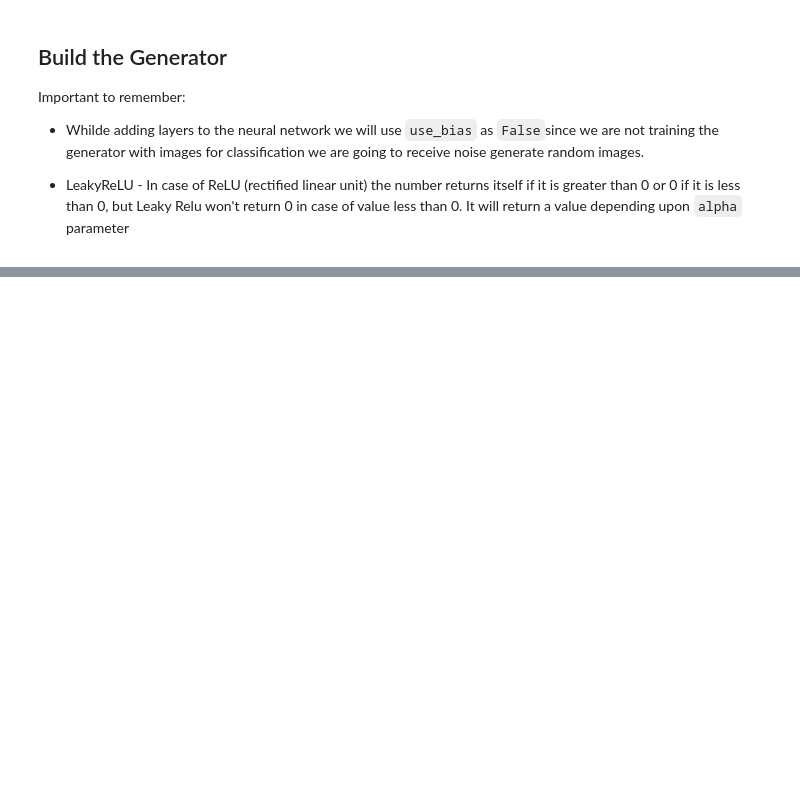
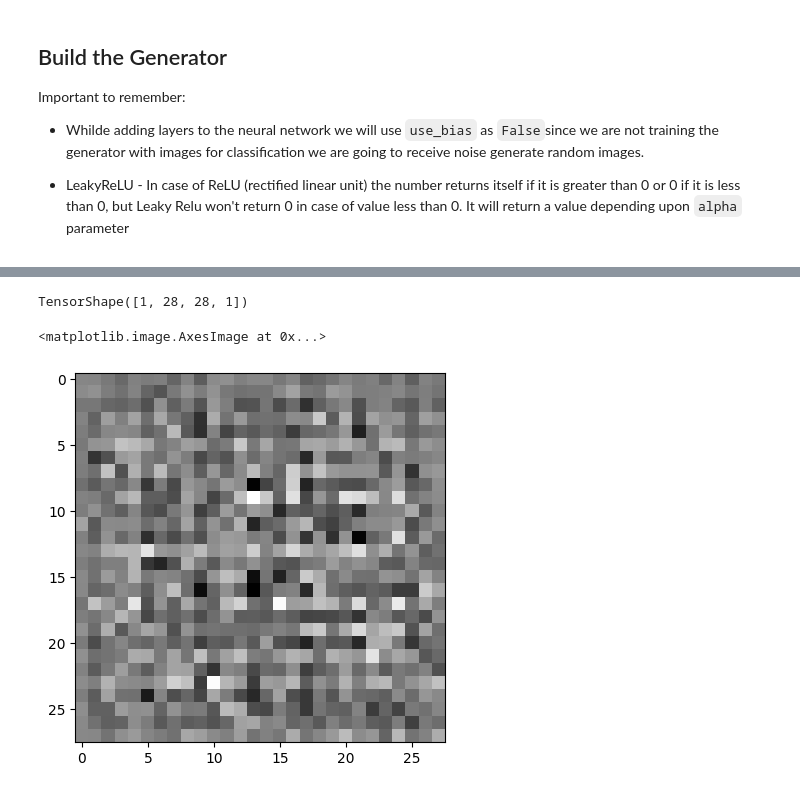
Before and after one commit to Priyo-prog/Generative-AI-Lessons, a Jupyter notebook: DCGANs/DCGAN_fundamentals.ipynb, the cells around one changed output, grey strips where cells are left out. Cells and saved outputs as stored; diff of their text form; code cells hidden in the pictures; blank space fills up the shorter version.

```diff
--- a/DCGANs/DCGAN_fundamentals.ipynb
+++ b/DCGANs/DCGAN_fundamentals.ipynb
@@ -168,12 +168,12 @@ def build_generator():
   network.add(layers.BatchNormalization())
   network.add(layers.LeakyReLU())
   # 7x7x64
-  network.add(layers.Conv2DTranspose(filters=64, kernel_size=(5, 5), strides=(1, 1), padding='same', use_bias=False))
+  network.add(layers.Conv2DTranspose(filters=64, kernel_size=(5, 5), strides=(2, 2), padding='same', use_bias=False))
   network.add(layers.BatchNormalization())
   network.add(layers.LeakyReLU())
   # 28x28x1
   network.add(layers.Conv2DTranspose(filters=1, kernel_size=(5, 5),
-                                     strides=(1, 1), padding='same', use_bias=False, activation='tanh'))
+                                     strides=(2, 2), padding='same', use_bias=False, activation='tanh'))
   network.summary()
 
   return network
@@ -199,0 +219,3 @@ _________________________________________________________________
+# %%
+noise = tf.random.normal(shape=(1, 100))
+noise
@@ -199,0 +240,12 @@ _________________________________________________________________
+# %%
+# pass the noise to the generator
+generated_image = generator(noise, training=False)
+# %%
+generated_image.shape
+# %% [output]
+TensorShape([1, 28, 28, 1])
+# %%
+plt.imshow(generated_image[0, :, :, 0], cmap='gray')
+# %% [output]
+<matplotlib.image.AxesImage at 0x...>
+[figure, added]
```
Also changed, not shown: parts of 4 cells of this notebook.
